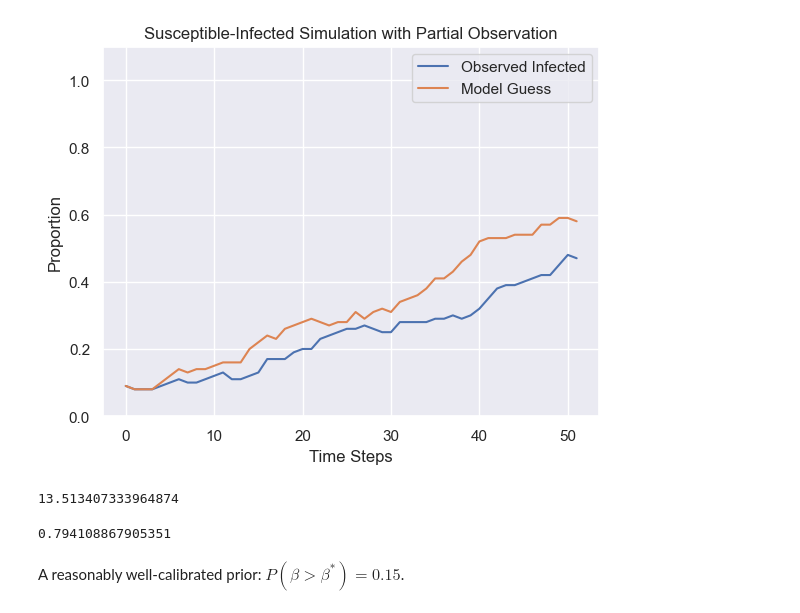
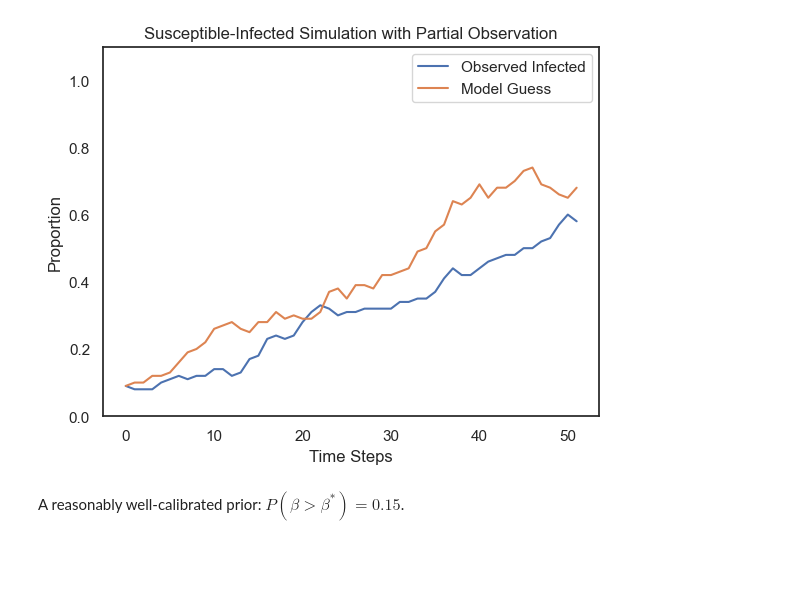
Before and after one commit to epibayes/np-epid, a Jupyter notebook: notebooks/si_sim-partial.ipynb, the cells around one changed output. Drawn from its saved outputs; the diff is of its cells as text; code cells hidden in the pictures; blank space fills up the shorter version.

```diff
--- a/notebooks/si_sim-partial.ipynb
+++ b/notebooks/si_sim-partial.ipynb
@@ -25,0 +11,37 @@ np.exp(-2.282 + .1789/2)
+# %%
+sns.set_style("white")
+
+beta_true = [0.05, .1, .2, .3, .4, .5, 5]
+alpha = 0.1
+gamma = 0.05
+eta = 0.1 # interpretation: after one week, a colonized patient will show symptoms with probability .5
+heterogeneous = True
+N = 300 # consider increasing
+T = 52
+K = 30
+data_seed = 31
+prior_mu = [-3, -1.5, -1.5, -1.5, -1.5, -1.5, 1]
+prior_sigma = [1, 1, 1, 1, 1, 1, 1]
+
+si_model = SIModel(alpha, gamma, beta_true,
+                    heterogeneous, prior_mu, prior_sigma,
+                   N, T, summarize=False, flatten=False,
+                  observed_seed=data_seed, eta=eta)
+y_o = si_model.get_observed_data()
+
+
+si_model_alt = SIModel(alpha, gamma, beta_true,
+                    heterogeneous, prior_mu, prior_sigma,
+                   N, T, summarize=False, flatten=False,
+                  observed_seed=data_seed, eta=1)
+
+x_o = si_model_alt.get_observed_data()
+
+
+sns.lineplot(y_o[0, :], label="observed")
+sns.lineplot(x_o[0, :], label="true")
+
+plt.ylim((0,1))
+plt.xlabel("Time Steps")
+plt.ylabel("Proportion Infected")
+plt.show()
@@ -26,36 +50,26 @@ np.exp(-2.282 + .1789/2)
 # %%
 si_model = SIModel(alpha, gamma, beta_true,
                     heterogeneous, prior_mu, prior_sigma,
-                   N, T, summarize=False, eta_true = 0.05)
+                   N, T, summarize=False, eta_true = 0.1)
 y_o = si_model.get_observed_data(29)
 I_o = np.array(y_o[0])
 
-si_model_alt = SIModel(alpha, gamma, .0981,
+si_model_alt = SIModel(alpha, gamma, beta_true,
                     heterogeneous, prior_mu, prior_sigma,
-                   N, T, summarize=False, eta_true = .48)
+                   N, T, summarize=False, eta_true = 1)
 y_1 = si_model_alt.get_observed_data(29)
 I_1 = np.array(y_1[0])
 
 plt.plot(I_o, label="Observed Infected")
 plt.plot(I_1, label="Model Guess")
 plt.legend(loc="upper right")
 plt.xlabel("Time Steps")
 plt.ylabel("Proportion")
 plt.ylim(0, 1.1)
 plt.title("Susceptible-Infected Simulation with Partial Observation")
 plt.show()
 # %% [output]
-[figure, old version]
+[figure, new version]
-# %%
-p = 0.05
-np.log(0.5) / np.log(1 - p)
-# %% [output]
-13.513407333964874
-# %%
-
-1 - (1 - p)**15
-# %% [output]
-0.794108867905351
 # %% [markdown]
 A reasonably well-calibrated prior: $P(\beta > \beta^*) = 0.15$.
 # %% [markdown]
```
Also changed, not shown: parts of 3 cells of this notebook, 4 other files.
